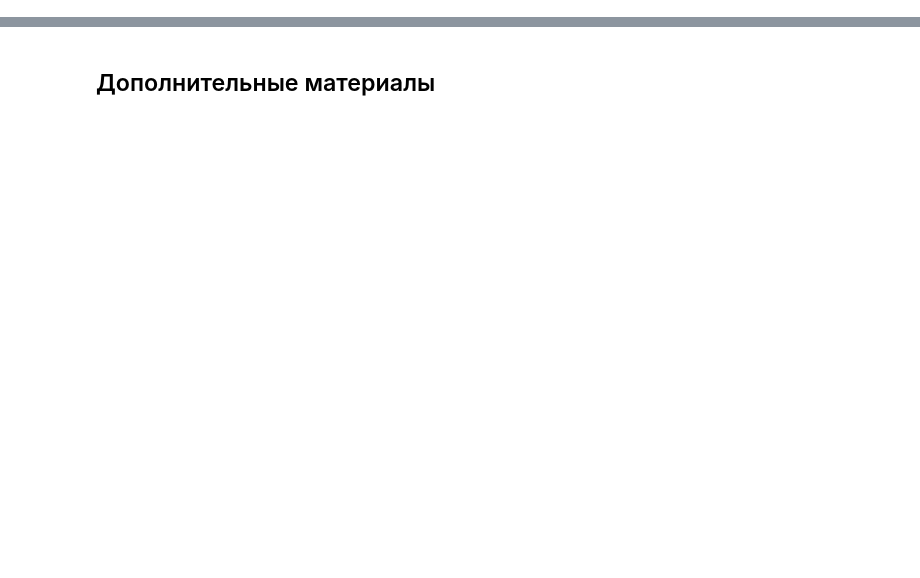
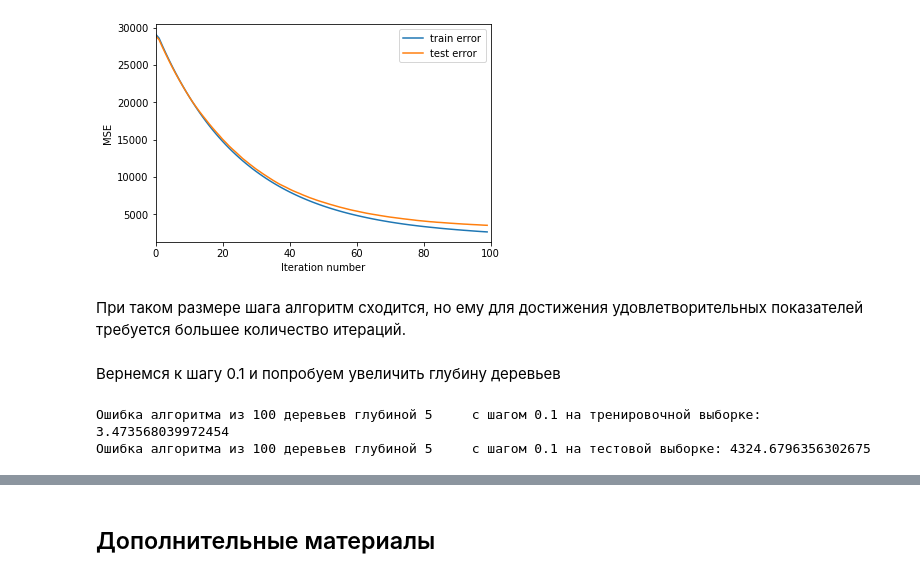
Before and after one commit to pugachdv/Geekbrains, a Jupyter notebook: Алгоритмы анализа данных_20200407/Урок 6. Градиентный бустинг (AdaBoost)/Lesson_6_practice.ipynb, the cells around one changed output, grey strips where cells are left out. Drawn from its saved outputs; the diff is of its cells as text; code cells hidden in the pictures; blank space fills up the shorter version.

```diff
--- a/Алгоритмы анализа данных_20200407/Урок 6. Градиентный бустинг (AdaBoost)/Lesson_6_practice.ipynb
+++ b/Алгоритмы анализа данных_20200407/Урок 6. Градиентный бустинг (AdaBoost)/Lesson_6_practice.ipynb
@@ -464,0 +156,4 @@ print(f'Точность случайного леса из {n_trees} дерев
+# %%
+eta = 0.01
+
+trees, train_errors, test_errors = gb_fit(n_trees, max_depth, X_train, X_test, y_train, y_test, coefs, eta)
@@ -464,0 +165,8 @@ print(f'Точность случайного леса из {n_trees} дерев
+# %%
+get_error_plot(n_trees, train_errors, test_errors)
+# %% [output]
+[figure, added]
+# %% [markdown]
+При таком размере шага алгоритм сходится, но ему для достижения удовлетворительных показателей требуется большее количество итераций.
+# %% [markdown]
+Вернемся к шагу 0.1 и попробуем увеличить глубину деревьев
@@ -464,0 +178,5 @@ print(f'Точность случайного леса из {n_trees} дерев
+# %%
+evaluate_alg(X_train, X_test, y_train, y_test, trees, coefs, eta)
+# %% [output]
+Ошибка алгоритма из 100 деревьев глубиной 5     с шагом 0.1 на тренировочной выборке: 3.473568039972454
+Ошибка алгоритма из 100 деревьев глубиной 5     с шагом 0.1 на тестовой выборке: 4324.6796356302675
```
Also changed, not shown: parts of 174 cells of this notebook.
